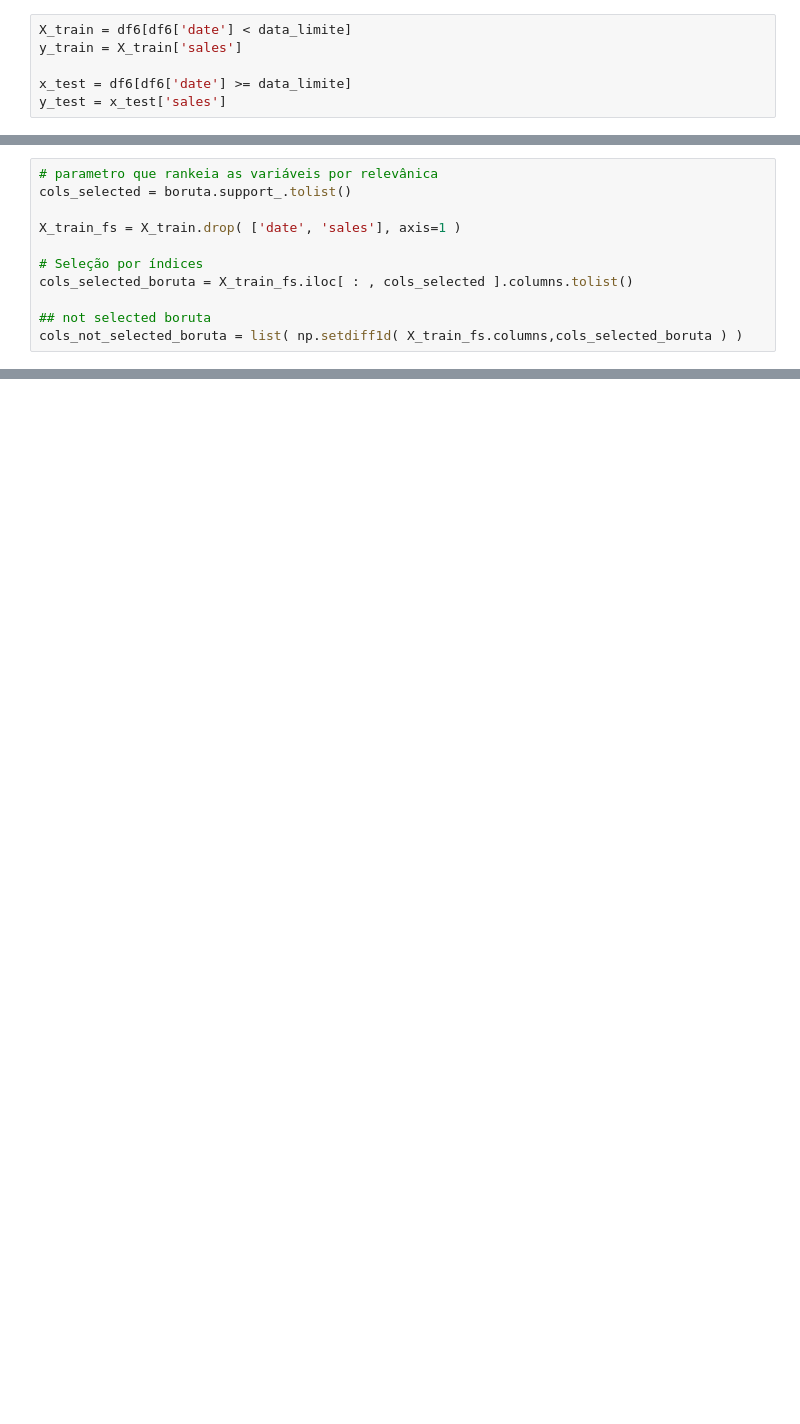
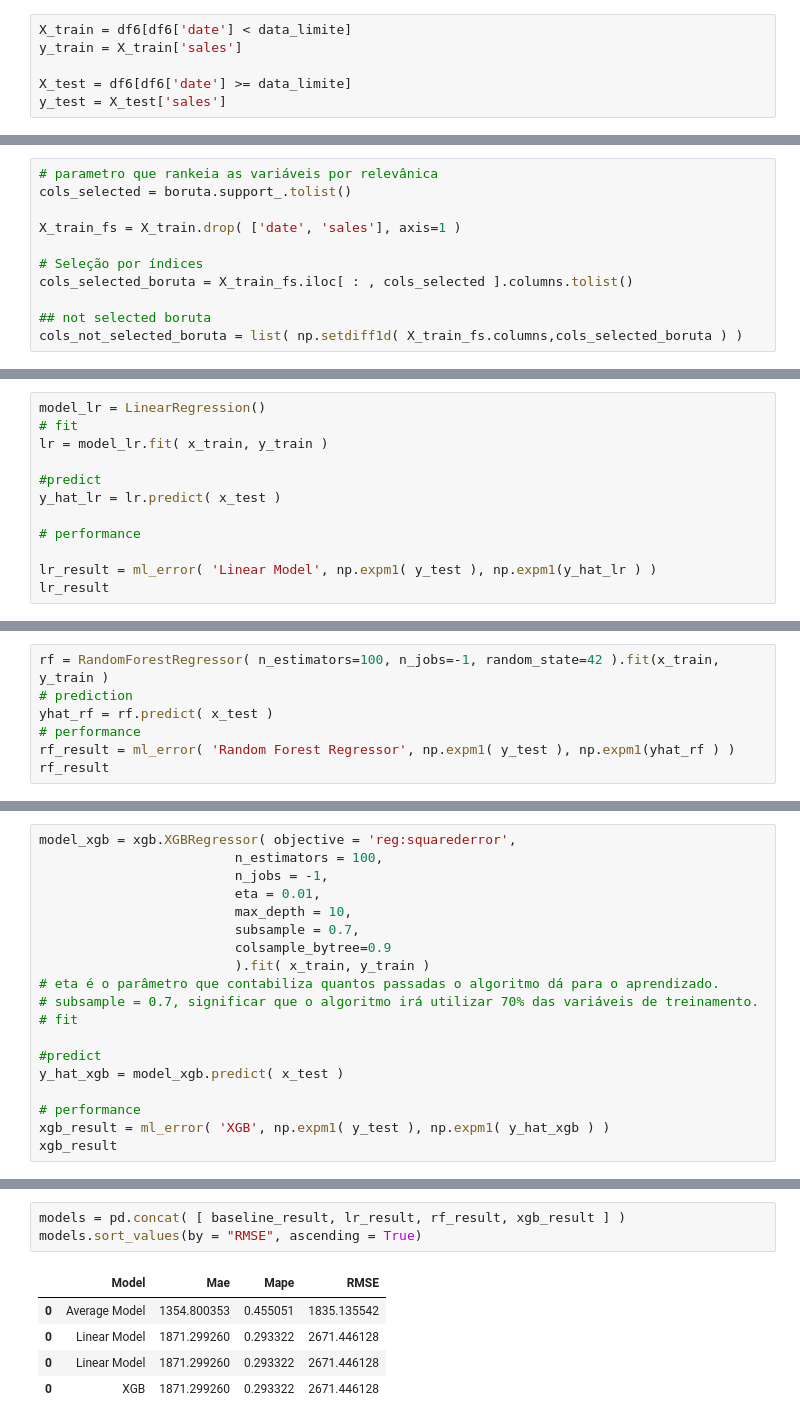
Before and after one commit to CarvalhooNeto/DataScience_Em_Producao, a Jupyter notebook: Store_Sales_Prediction-Copy1.ipynb, the cells around one changed output, grey strips where cells are left out. Cells and saved outputs as stored; diff of their text form; blank space fills up the shorter version.

Commit message:
finished model training

```diff
--- a/Store_Sales_Prediction-Copy1.ipynb
+++ b/Store_Sales_Prediction-Copy1.ipynb
@@ -994,5 +1043,5 @@ Timestamp('2015-06-19 00:00:00')
 X_train = df6[df6['date'] < data_limite]
 y_train = X_train['sales']
 
-x_test = df6[df6['date'] >= data_limite]
-y_test = x_test['sales']
+X_test = df6[df6['date'] >= data_limite]
+y_test = X_test['sales']
@@ -1073,0 +1159,12 @@ cols_selected_boruta_full.extend( feat_to_add )
+# %%
+model_lr = LinearRegression()
+# fit
+lr = model_lr.fit( x_train, y_train )
+
+#predict
+y_hat_lr = lr.predict( x_test )
+
+# performance
+
+lr_result = ml_error( 'Linear Model', np.expm1( y_test ), np.expm1(y_hat_lr ) )
+lr_result
@@ -1073,0 +1208,7 @@ cols_selected_boruta_full.extend( feat_to_add )
+# %%
+rf = RandomForestRegressor( n_estimators=100, n_jobs=-1, random_state=42 ).fit(x_train, y_train )
+# prediction
+yhat_rf = rf.predict( x_test )
+# performance
+rf_result = ml_error( 'Random Forest Regressor', np.expm1( y_test ), np.expm1(yhat_rf ) )
+rf_result
@@ -1073,0 +1221,19 @@ cols_selected_boruta_full.extend( feat_to_add )
+# %%
+model_xgb = xgb.XGBRegressor( objective = 'reg:squarederror',
+                         n_estimators = 100,
+                         n_jobs = -1,
+                         eta = 0.01,
+                         max_depth = 10,
+                         subsample = 0.7,
+                         colsample_bytree=0.9
+                         ).fit( x_train, y_train )
+# eta é o parâmetro que contabiliza quantos passadas o algoritmo dá para o aprendizado.
+# subsample = 0.7, significar que o algoritmo irá utilizar 70% das variáveis de treinamento.
+# fit
+
+#predict
+y_hat_xgb = model_xgb.predict( x_test )
+
+# performance
+xgb_result = ml_error( 'XGB', np.expm1( y_test ), np.expm1( y_hat_xgb ) )
+xgb_result
@@ -1073,0 +1249,9 @@ cols_selected_boruta_full.extend( feat_to_add )
+# %%
+models = pd.concat( [ baseline_result, lr_result, rf_result, xgb_result ] )
+models.sort_values(by = "RMSE", ascending = True)
+# %% [output]
+|  | Model | Mae | Mape | RMSE |
+| 0 | Average Model | 1354.800353 | 0.455051 | 1835.135542 |
+| 0 | Linear Model | 1871.299260 | 0.293322 | 2671.446128 |
+| 0 | Linear Model | 1871.299260 | 0.293322 | 2671.446128 |
+| 0 | XGB | 1871.299260 | 0.293322 | 2671.446128 |
```
Also changed, not shown: parts of 41 cells of this notebook.
